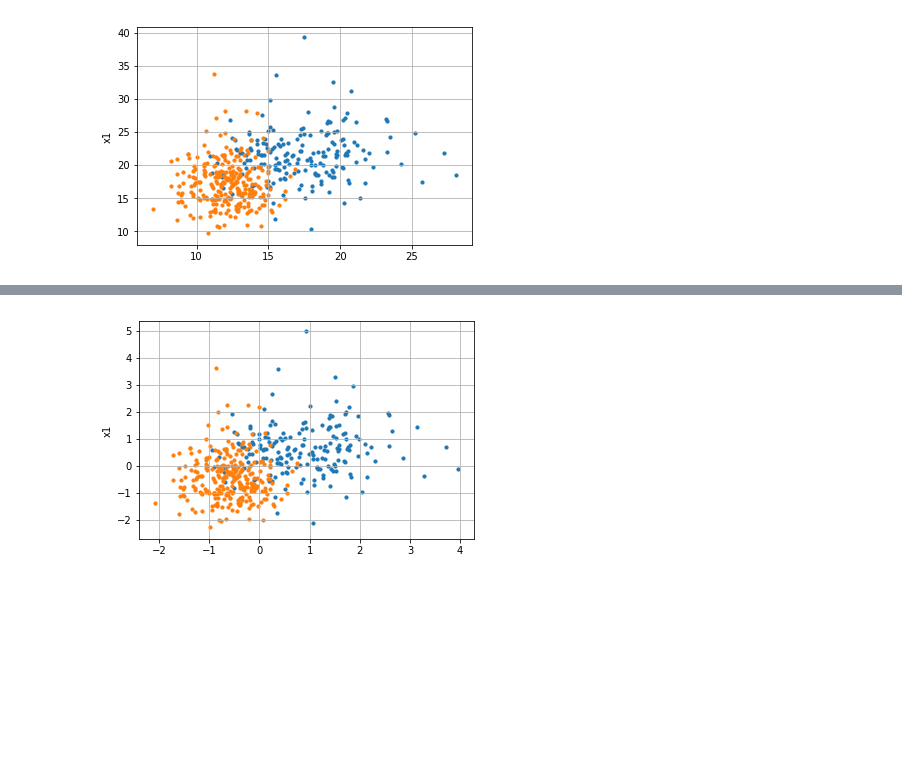
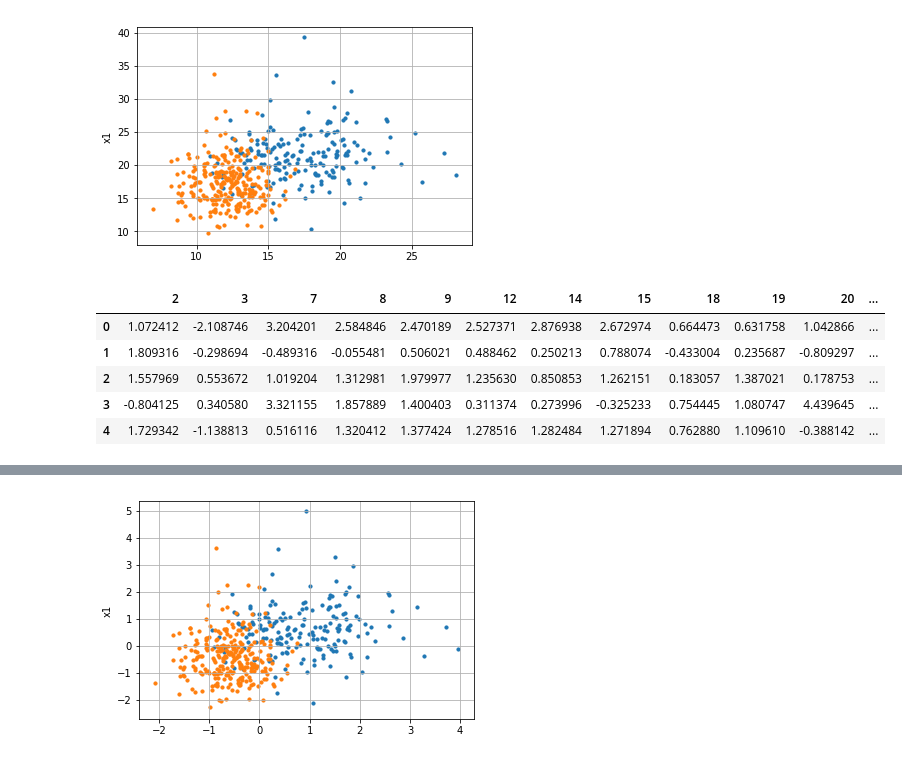
Before and after one commit to Sladge17/multilayer-perceptron, a Jupyter notebook: mulper_anl.ipynb, the cells around one changed output, grey strips where cells are left out. Cells and saved outputs as stored; diff of their text form; code cells hidden in the pictures; blank space fills up the shorter version.

```diff
--- a/mulper_anl.ipynb
+++ b/mulper_anl.ipynb
@@ -75,5 +80,15 @@ plt.show()
 [figure]
 # %%
 # x_train = x_train - x_train.describe().T['mean']
-x_train = (x_train - x_train.describe().T['mean']) / x_train.describe().T['std']
+x_train_mean = x_train.describe().T['mean']
+x_train_std = x_train.describe().T['std']
+x_train = (x_train - x_train_mean) / x_train_std
+x_train.head()
 # x_train = (x_train - x_train.describe().T['50%']) / x_train.describe().T['std']
+# %% [output]
+|  | 2 | 3 | 7 | 8 | 9 | 12 | 14 | 15 | 18 | 19 | 20 | ... |
+| 0 | 1.072412 | -2.108746 | 3.204201 | 2.584846 | 2.470189 | 2.527371 | 2.876938 | 2.672974 | 0.664473 | 0.631758 | 1.042866 | ... |
+| 1 | 1.809316 | -0.298694 | -0.489316 | -0.055481 | 0.506021 | 0.488462 | 0.250213 | 0.788074 | -0.433004 | 0.235687 | -0.809297 | ... |
+| 2 | 1.557969 | 0.553672 | 1.019204 | 1.312981 | 1.979977 | 1.235630 | 0.850853 | 1.262151 | 0.183057 | 1.387021 | 0.178753 | ... |
+| 3 | -0.804125 | 0.340580 | 3.321155 | 1.857889 | 1.400403 | 0.311374 | 0.273996 | -0.325233 | 0.754445 | 1.080747 | 4.439645 | ... |
+| 4 | 1.729342 | -1.138813 | 0.516116 | 1.320412 | 1.377424 | 1.278516 | 1.282484 | 1.271894 | 0.762880 | 1.109610 | -0.388142 | ... |
```
Also changed, not shown: parts of 13 cells of this notebook, 4 other files.
